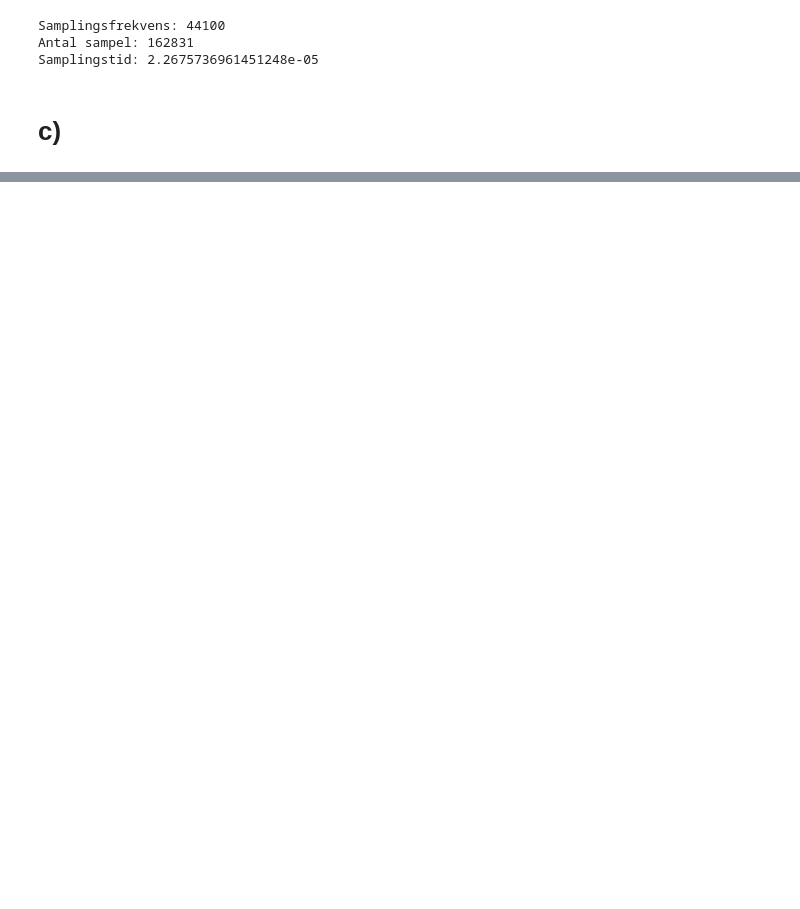
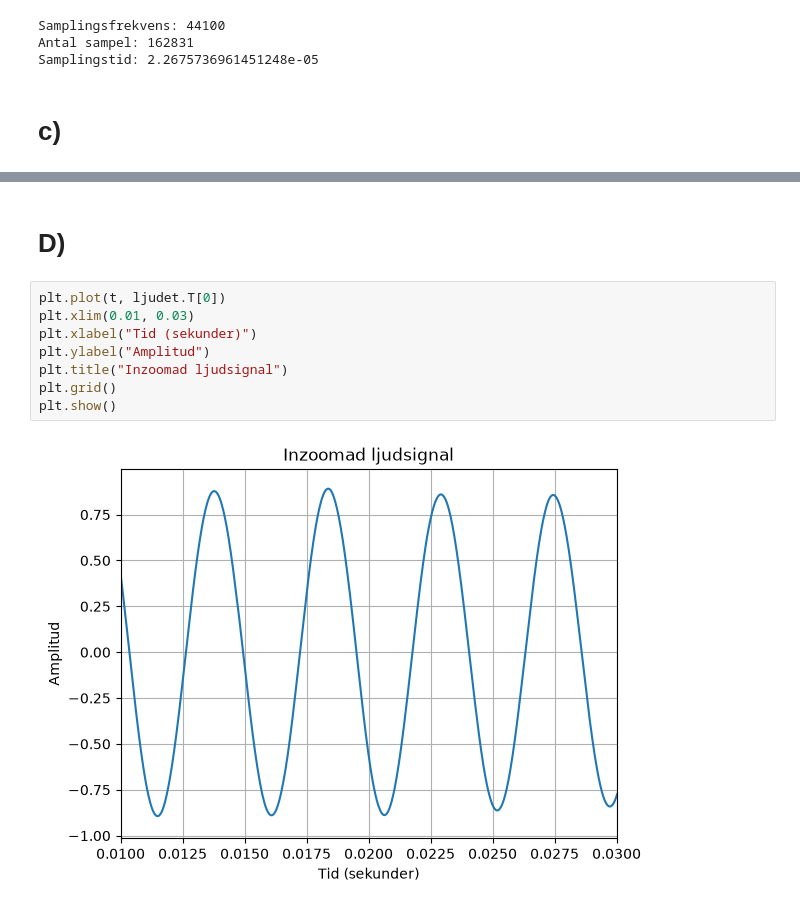
Before and after one commit to Pongstrider/Magnus_Labb_2, a Jupyter notebook: LjudteknikLabb.ipynb, the cells around one changed output, grey strips where cells are left out. Saved outputs shown, nothing was run; the diff lists cells and outputs as text; blank space fills up the shorter version.

```diff
--- a/LjudteknikLabb.ipynb
+++ b/LjudteknikLabb.ipynb
@@ -76,0 +75,12 @@ plt.show()
+# %% [markdown]
+# D)
+# %%
+plt.plot(t, ljudet.T[0])
+plt.xlim(0.01, 0.03)
+plt.xlabel("Tid (sekunder)")
+plt.ylabel("Amplitud")
+plt.title("Inzoomad ljudsignal")
+plt.grid()
+plt.show()
+# %% [output]
+[figure, added]
```
Also changed, not shown: parts of 8 cells of this notebook, 1 other file.
